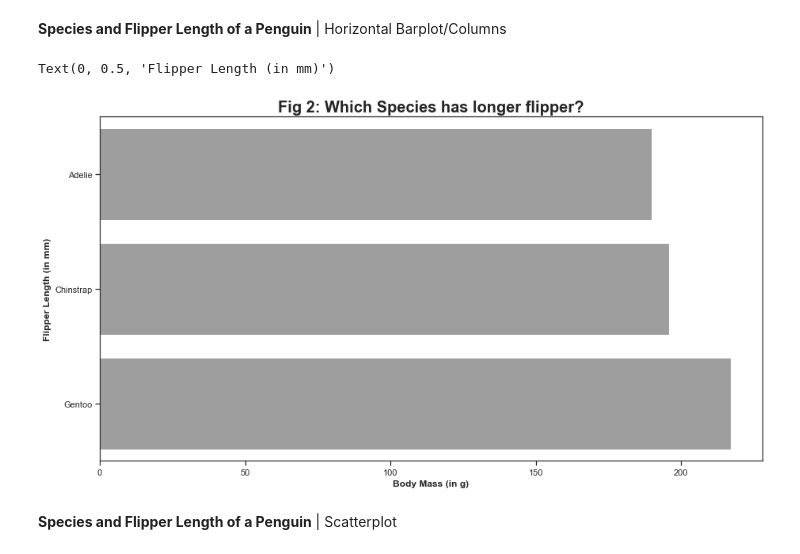
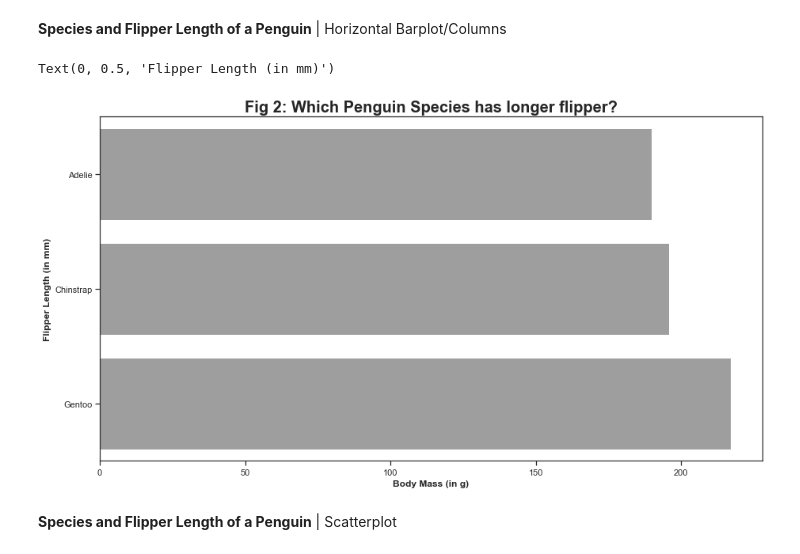
Before and after one commit to jeannemargaretguzon/DataCamp-Exercises, a Jupyter notebook: Seaborn Penguin Practice Graph.ipynb, the cells around one changed output. Drawn from its saved outputs; the diff is of its cells as text; code cells hidden in the pictures.

Commit message:
Updated Seaborn Penguin Practice Graph

```diff
--- a/Seaborn Penguin Practice Graph.ipynb
+++ b/Seaborn Penguin Practice Graph.ipynb
@@ -88,17 +88,16 @@ Text(0, 0.5, 'Species')
 # %% [markdown]
 **Species and Flipper Length of a Penguin** | Horizontal Barplot/Columns
 # %%
-# Styling the graph
 sns.set_style('ticks')
 
 fig_2 = plt.figure(figsize = (15,8))
 
-ax = sns.barplot(x = 'flipper_length_mm', y = 'species' , data = penguin_data, orient = 'h', ci = None, color ='#9E9E9E')
-ax.set_title('Fig 2: Which Species has longer flipper?', fontweight = 'bold', fontsize = 20)
-ax.set_xlabel('Body Mass (in g)', fontweight = 'demibold', fontsize = 12)
-ax.set_ylabel('Flipper Length (in mm)', fontweight = 'demibold', fontsize = 12)
+ax2 = sns.barplot(x = 'flipper_length_mm', y = 'species' , data = penguin_data, orient = 'h', ci = None, color ='#9E9E9E')
+ax2.set_title('Fig 2: Which Penguin Species has longer flipper?', fontweight = 'bold', fontsize = 20)
+ax2.set_xlabel('Body Mass (in g)', fontweight = 'demibold', fontsize = 12)
+ax2.set_ylabel('Flipper Length (in mm)', fontweight = 'demibold', fontsize = 12)
 # %% [output]
 Text(0, 0.5, 'Flipper Length (in mm)')
-[figure, old version]
+[figure, new version]
 # %% [markdown]
 **Species and Flipper Length of a Penguin** | Scatterplot
```
Also changed, not shown: parts of 2 cells of this notebook.
